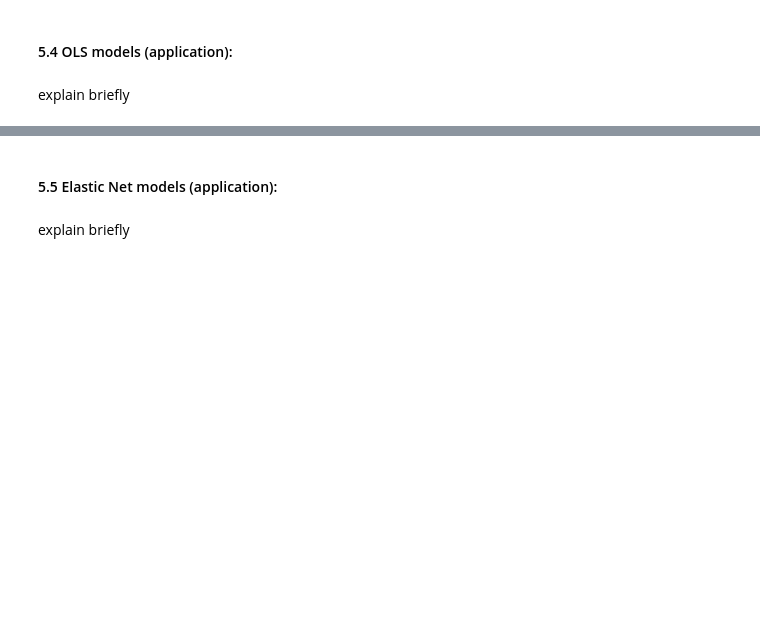
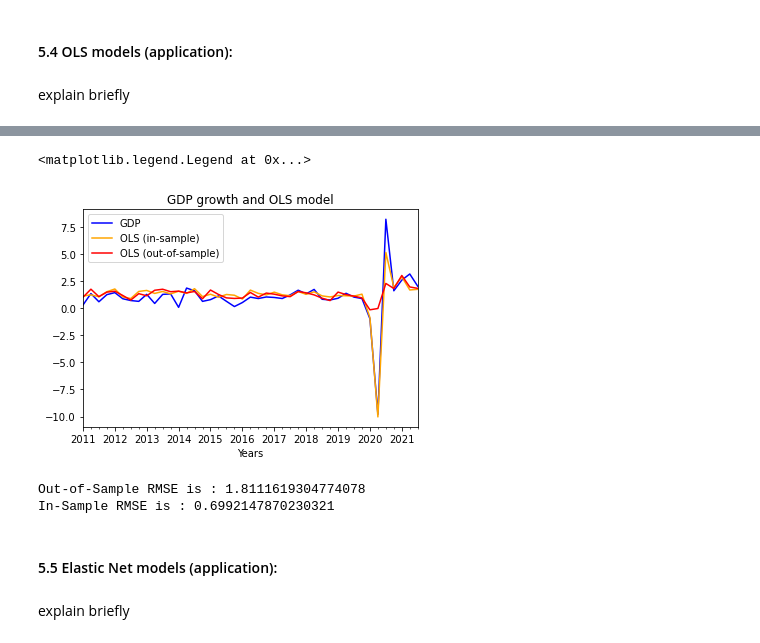
Before and after one commit to vgm236/Special_Project_Moreira_Raza-Nisar, a Jupyter notebook: app/special_project_final.ipynb, the cells around one changed output, grey strips where cells are left out. Cells and saved outputs as stored; diff of their text form; code cells hidden in the pictures; blank space fills up the shorter version.

```diff
--- a/app/special_project_final.ipynb
+++ b/app/special_project_final.ipynb
@@ -557,3 +615,39 @@ explain briefly
+# %%
+# Create out of sample
+ols_restrict = smf.ols(formula='GDP ~ payroll + job_openings + ip + vehicle_sales + quits + retail + wholesale_inventories + consumer_sentiment + construction_spending + new_orders + housing_starts', data = quarterly_constant[:-43]).fit()
+ols_restrict_results = ols_restrict.get_robustcov_results(cov_type='HAC',maxlags=1)
+
+ols_restrict_results.summary()
+
+### in plot method we set the label and color of the curve.
+
+quarterly_ols['GDP'][40:].plot(label='GDP', color='blue')
+quarterly_ols['OLS In-Sample'][40:].plot(label='OLS (in-sample)', color='orange')
+
+out_of_sample_ols = 0.8303 + -0.0451*quarterly_constant['payroll'] + 0.0057*quarterly_constant['job_openings'] + 0.3213*quarterly_constant['ip'] + -0.0471*quarterly_constant['vehicle_sales'] + 0.1144*quarterly_constant['quits'] + 0.2695*quarterly_constant['retail'] + 0.2607*quarterly_constant['wholesale_inventories'] + 0.0128*quarterly_constant['consumer_sentiment'] + 0.3316*quarterly_constant['construction_spending'] + 0.0405*quarterly_constant['new_orders'] + -0.0271*quarterly_constant['housing_starts']
+out_of_sample_ols[40:].plot(label='OLS (out-of-sample)', color='red')
+
+# adding title to the plot
+plt.title('GDP growth and OLS model')
+
+# adding Label to the x-axis
+plt.xlabel('Years')
+
+# adding legend to the curve
+plt.legend()
+# %% [output]
+<matplotlib.legend.Legend at 0x...>
+[figure, added]
+# %%
+#errors
+ols_rmse_out_sample = math.sqrt(sklearn.metrics.mean_squared_error(quarterly_ols['GDP'][40:], out_of_sample_ols[40:] ))
+ols_rmse_in_sample = math.sqrt(sklearn.metrics.mean_squared_error(quarterly_ols['GDP'][40:], quarterly_ols['OLS In-Sample'][40:]))
+
+print(f"Out-of-Sample RMSE is : {ols_rmse_out_sample}")
+print(f"In-Sample RMSE is : {ols_rmse_in_sample}")
+# %% [output]
+Out-of-Sample RMSE is : 1.8111619304774078
+In-Sample RMSE is : 0.6992147870230321
 # %% [markdown]
 #### 5.5 Elastic Net models (application):
 # %% [markdown]
```
Also changed, not shown: parts of 17 cells of this notebook.
